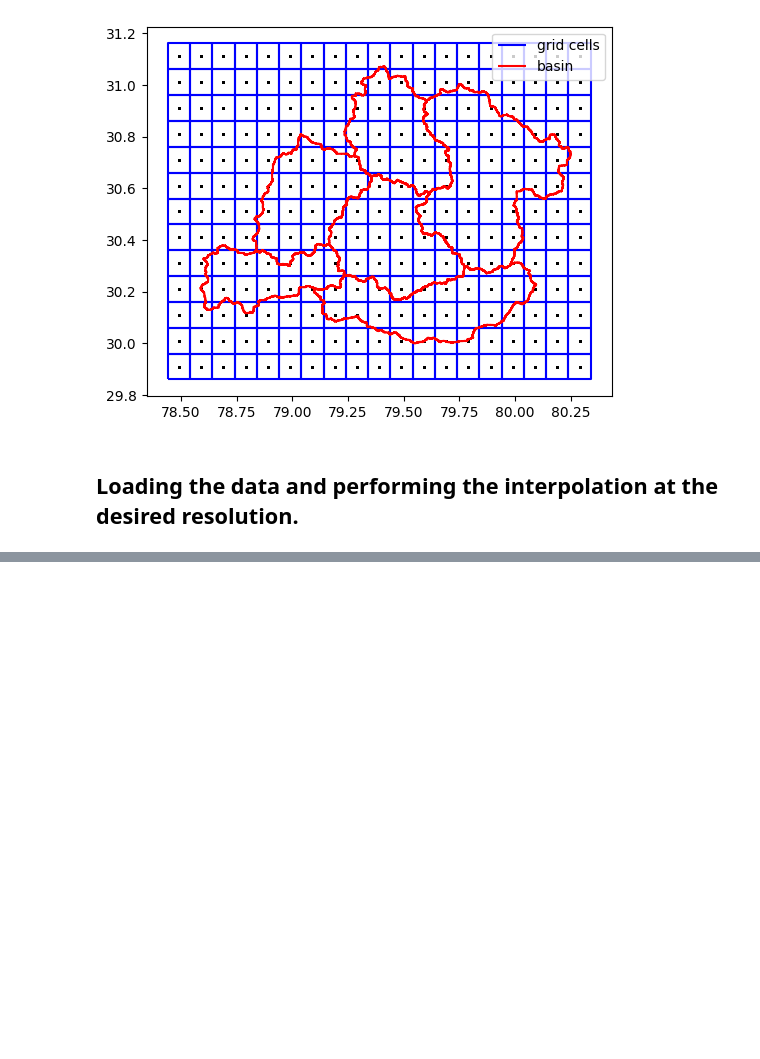
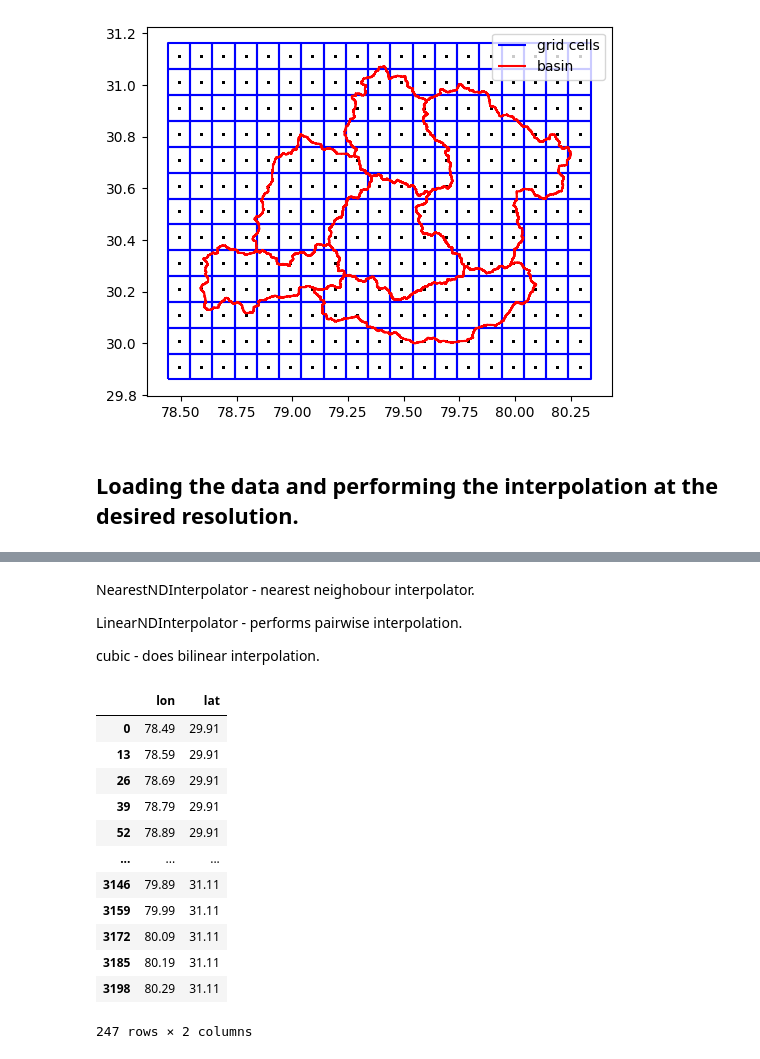
Before and after one commit to sonjaove/ML-hands-on, a Jupyter notebook: course_work/pasthistory.ipynb, the cells around one changed output, grey strips where cells are left out. Cells and saved outputs as stored; diff of their text form; code cells hidden in the pictures; blank space fills up the shorter version.

Commit message:
interpolation

```diff
--- a/course_work/pasthistory.ipynb
+++ b/course_work/pasthistory.ipynb
@@ -110,7 +110,9 @@ def initialize_and_populate_grid(x_values, y_values):
 def res_change(minx, miny, maxx, maxy, input_res, output_res):
     '''returns the x and y coordinates of centroids for the input and output resolution grid, in the order of
     x,y being the x and y coordinates of the centroids of the grid cells for the input resolution grid and x_out,y_out being the x and y coordinates of the centroids of the grid cells for the output resolution grid.
-    the function also returns the grid for output resolution.'''
+    the function also returns the grid for output resolution.
+    it also visualizes the grid for input and output resolution.'''
+
     number_x_inp=maxx-minx//input_res
     number_y_inp=maxy-miny//input_res
     number_y_out=maxy-miny//output_res
@@ -289,0 +349,26 @@ Attributes: (12/37)
+# %% [markdown]
+NearestNDInterpolator - nearest neighobour interpolator.
+
+LinearNDInterpolator - performs pairwise interpolation.
+
+cubic - does bilinear interpolation.
+# %%
+#these are the centroids of the grid cells for the output resolution grid.
+inter_points=np.column_stack((xc_out.ravel(),yc_out.ravel()))
+inter_points=pd.DataFrame(inter_points,columns=['lon','lat'])
+inter_points.drop_duplicates(inplace=True)
+inter_points
+# %% [output]
+|  | lon | lat |
+| 0 | 78.49 | 29.91 |
+| 13 | 78.59 | 29.91 |
+| 26 | 78.69 | 29.91 |
+| 39 | 78.79 | 29.91 |
+| 52 | 78.89 | 29.91 |
+| ... | ... | ... |
+| 3146 | 79.89 | 31.11 |
+| 3159 | 79.99 | 31.11 |
+| 3172 | 80.09 | 31.11 |
+| 3185 | 80.19 | 31.11 |
+| 3198 | 80.29 | 31.11 |
+247 rows × 2 columns
```
Also changed, not shown: parts of 14 cells of this notebook.
